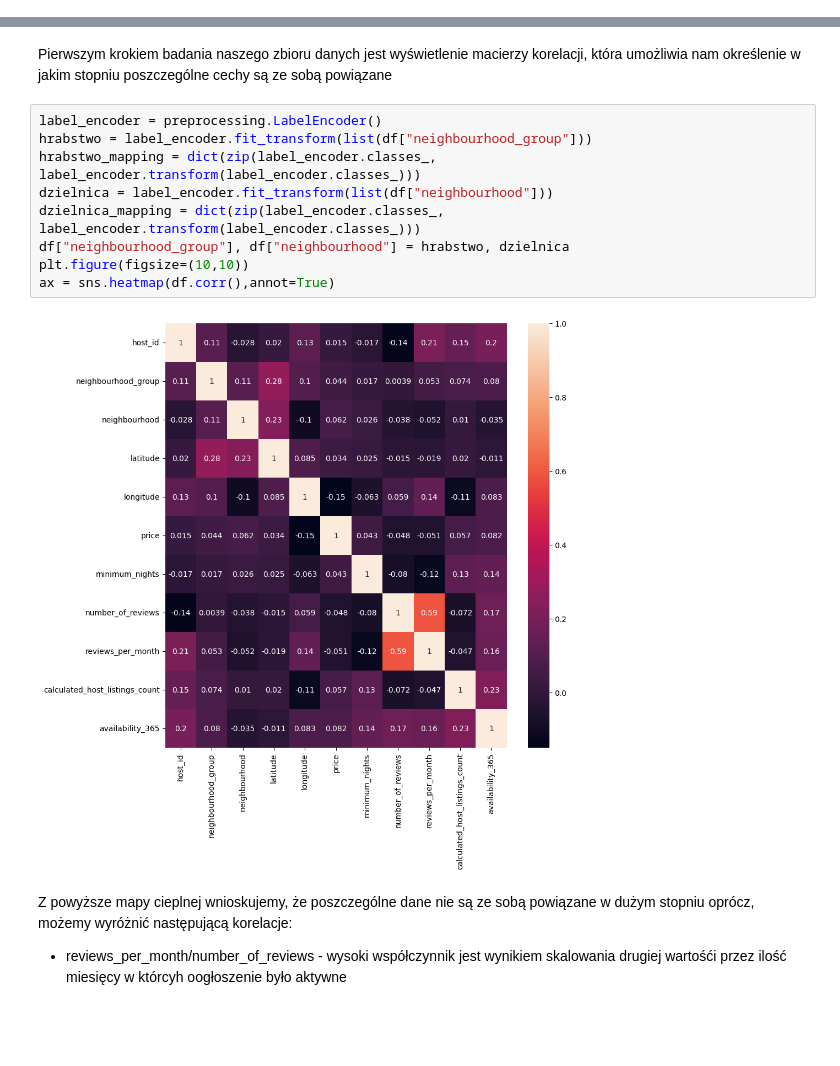
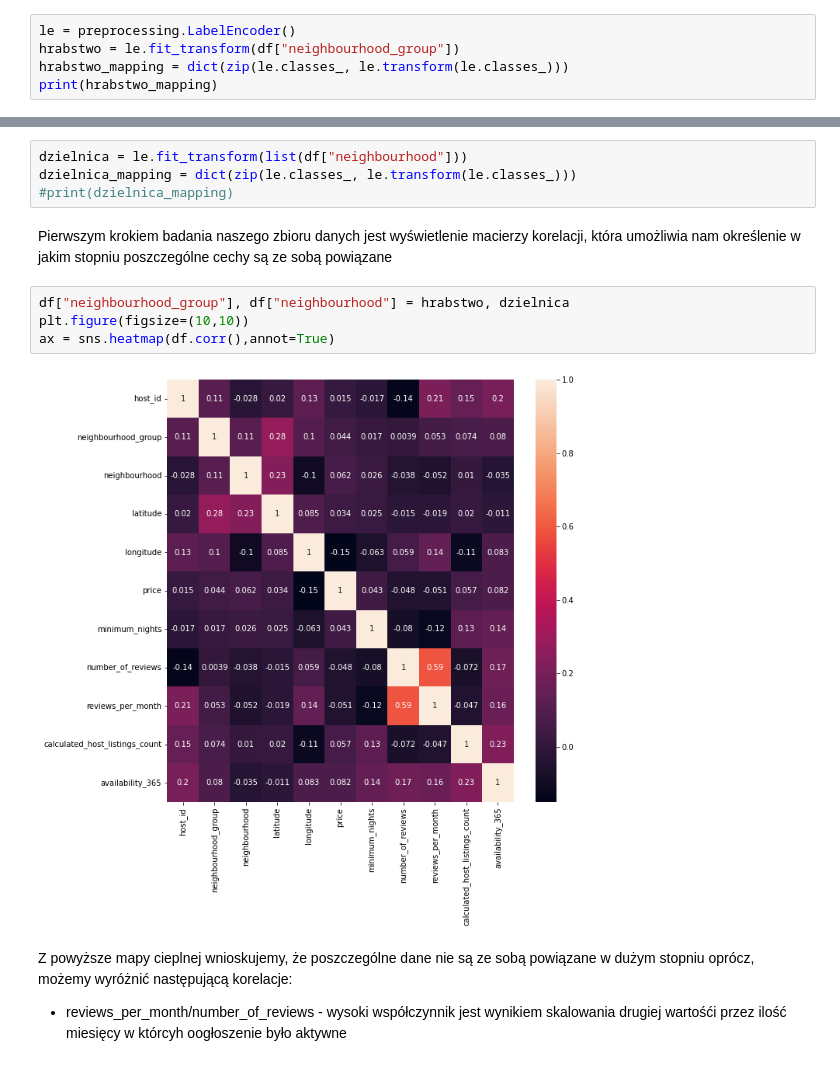
Before and after one commit to veern/Analiza-danych-airbnb, a Jupyter notebook: Analiza-Airbnb.ipynb, the cells around one changed output, grey strips where cells are left out. Cells and saved outputs as stored; diff of their text form; blank space fills up the shorter version.

```diff
--- a/Analiza-Airbnb.ipynb
+++ b/Analiza-Airbnb.ipynb
@@ -185,0 +192,5 @@ dtype: int64
+# %%
+le = preprocessing.LabelEncoder()
+hrabstwo = le.fit_transform(df["neighbourhood_group"])
+hrabstwo_mapping = dict(zip(le.classes_, le.transform(le.classes_)))
+print(hrabstwo_mapping)
@@ -186,16 +199,15 @@ dtype: int64
+# %%
+dzielnica = le.fit_transform(list(df["neighbourhood"]))
+dzielnica_mapping = dict(zip(le.classes_, le.transform(le.classes_)))
+#print(dzielnica_mapping)
 # %% [markdown]
 Pierwszym krokiem badania naszego zbioru danych jest wyświetlenie macierzy korelacji, która umożliwia nam określenie w jakim stopniu poszczególne cechy są ze sobą powiązane
 # %%
-label_encoder = preprocessing.LabelEncoder()
-hrabstwo = label_encoder.fit_transform(list(df["neighbourhood_group"]))
-hrabstwo_mapping = dict(zip(label_encoder.classes_, label_encoder.transform(label_encoder.classes_)))
-dzielnica = label_encoder.fit_transform(list(df["neighbourhood"]))
-dzielnica_mapping = dict(zip(label_encoder.classes_, label_encoder.transform(label_encoder.classes_)))
 df["neighbourhood_group"], df["neighbourhood"] = hrabstwo, dzielnica
 plt.figure(figsize=(10,10))
 ax = sns.heatmap(df.corr(),annot=True)
 # %% [output]
-[figure, old version]
+[figure, new version]
 # %% [markdown]
 Z powyższe mapy cieplnej wnioskujemy, że poszczególne dane nie są ze sobą powiązane w dużym stopniu oprócz, możemy wyróżnić następującą korelacje:
 
```
Also changed, not shown: parts of 15 cells of this notebook.
